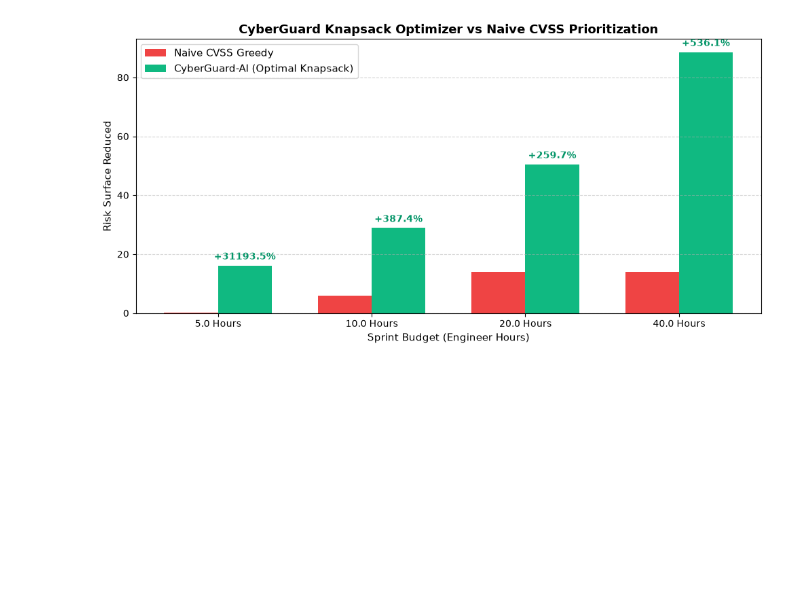
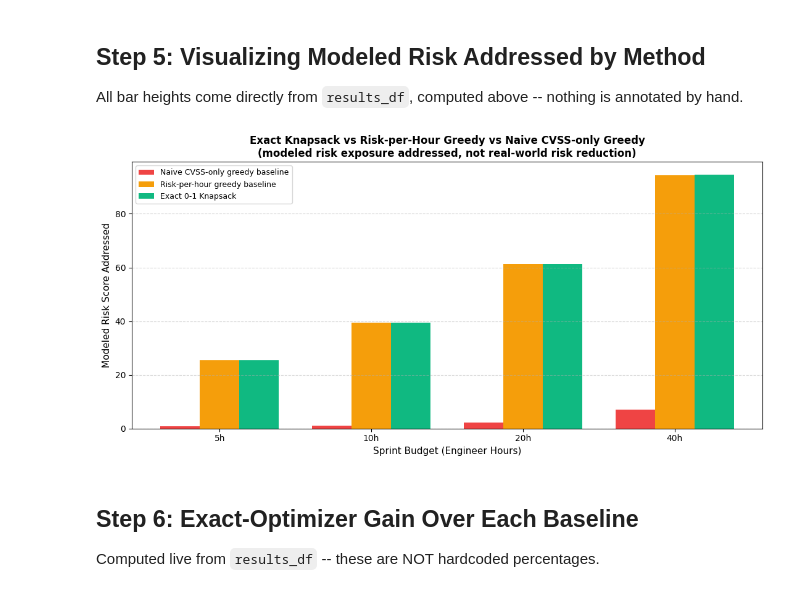
Before and after one commit to Rahul-N-M/CyberGuard-Ai, a Jupyter notebook: notebooks/03_enterprise_knapsack_optimization.ipynb, the cells around one changed output. Saved outputs shown, nothing was run; the diff lists cells and outputs as text; code cells hidden in the pictures; blank space fills up the shorter version.

Commit message:
Fix enterprise knapsack optimization

```diff
--- a/notebooks/03_enterprise_knapsack_optimization.ipynb
+++ b/notebooks/03_enterprise_knapsack_optimization.ipynb
@@ -137,0 +141,13 @@ We visualize the dramatic risk reduction achieved by CyberGuard's 0-1 Knapsack o
+# %%
+try:
+    scored_df = compute_risk_scores(raw_df)
+    actionable_df = get_actionable_dataframe(scored_df)
+except KnapsackInputError as e:
+    raise SystemExit(f"Input validation failed -- fix the dataset before optimizing: {e}")
+
+total_enterprise_risk = float(scored_df["risk_score"].sum())
+total_actionable_risk = float(actionable_df["risk_score"].sum())
+
+print(f"Total enterprise MODELED risk surface (all rows):        {total_enterprise_risk:,.2f}")
+print(f"Actionable (open/in_progress) remediation actions:       {len(actionable_df):,d}")
+print(f"Actionable MODELED risk surface:                         {total_actionable_risk:,.2f}")
@@ -138,27 +281,33 @@ We visualize the dramatic risk reduction achieved by CyberGuard's 0-1 Knapsack o
+# %% [markdown]
+## Step 5: Visualizing Modeled Risk Addressed by Method
+
+All bar heights come directly from `results_df`, computed above -- nothing is annotated by hand.
 # %%
-fig, ax = plt.subplots(figsize=(10, 5))
+fig, ax = plt.subplots(figsize=(11, 5.5))
+methods = ["Naive CVSS-only greedy baseline", "Risk-per-hour greedy baseline", "Exact 0-1 Knapsack"]
+colors = {"Naive CVSS-only greedy baseline": "#EF4444",
+          "Risk-per-hour greedy baseline": "#F59E0B",
+          "Exact 0-1 Knapsack": "#10B981"}
+
 x = np.arange(len(budgets))
-w = 0.35
-
-ax.bar(x - w/2, res_df["CVSS-Greedy Risk Reduced"], w, label="Naive CVSS Greedy", color="#EF4444")
-ax.bar(x + w/2, res_df["Optimal Risk Reduced"], w, label="CyberGuard-AI (Optimal Knapsack)", color="#10B981")
+w = 0.26
+for i, method in enumerate(methods):
+    sub = results_df[results_df.method == method].set_index("budget_hours").loc[budgets]
+    ax.bar(x + (i - 1) * w, sub["modeled_risk_score_addressed"], w, label=method, color=colors[method])
 
 ax.set_xlabel("Sprint Budget (Engineer Hours)", fontsize=11)
-ax.set_ylabel("Risk Surface Reduced", fontsize=11)
-ax.set_title("CyberGuard Knapsack Optimizer vs Naive CVSS Prioritization", fontsize=13, fontweight="bold")
+ax.set_ylabel("Modeled Risk Score Addressed", fontsize=11)
+ax.set_title("Exact Knapsack vs Risk-per-Hour Greedy vs Naive CVSS-only Greedy\n(modeled risk exposure addressed, not real-world risk reduction)",
+             fontsize=12, fontweight="bold")
 ax.set_xticks(x)
-ax.set_xticklabels([f"{b} Hours" for b in budgets], fontsize=10)
-ax.legend(fontsize=11)
+ax.set_xticklabels([f"{b:g}h" for b in budgets])
+ax.legend(fontsize=9, loc="upper left")
 ax.grid(axis="y", linestyle="--", alpha=0.5)
-
-for i, row in res_df.iterrows():
-    diff = row['Improvement Over CVSS (%)']
-    ax.annotate(f"+{diff:.1f}%",
-                xy=(x[i] + w/2, row['Optimal Risk Reduced']),
-                xytext=(0, 4), textcoords="offset points",
-                ha="center", va="bottom", fontweight="bold", color="#059669")
-
 plt.tight_layout()
 plt.show()
 # %% [output]
-[figure, old version]
+[figure, new version]
+# %% [markdown]
+## Step 6: Exact-Optimizer Gain Over Each Baseline
+
+Computed live from `results_df` -- these are NOT hardcoded percentages.
```
Also changed, not shown: parts of 20 cells of this notebook, 1 other file.
